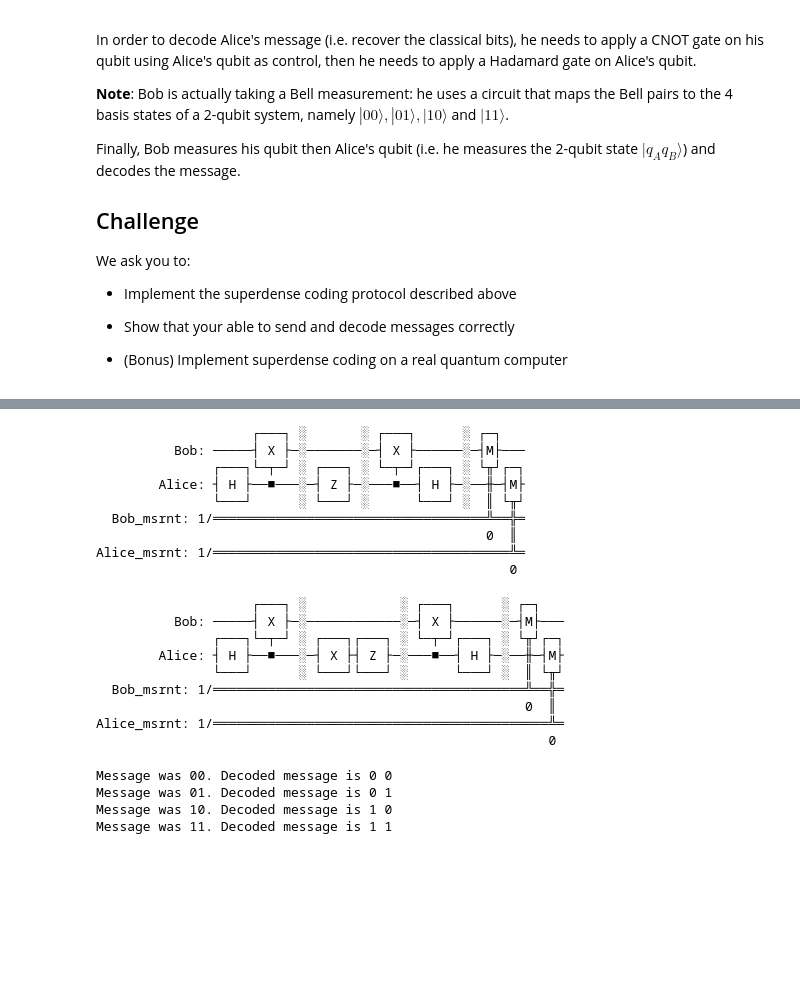
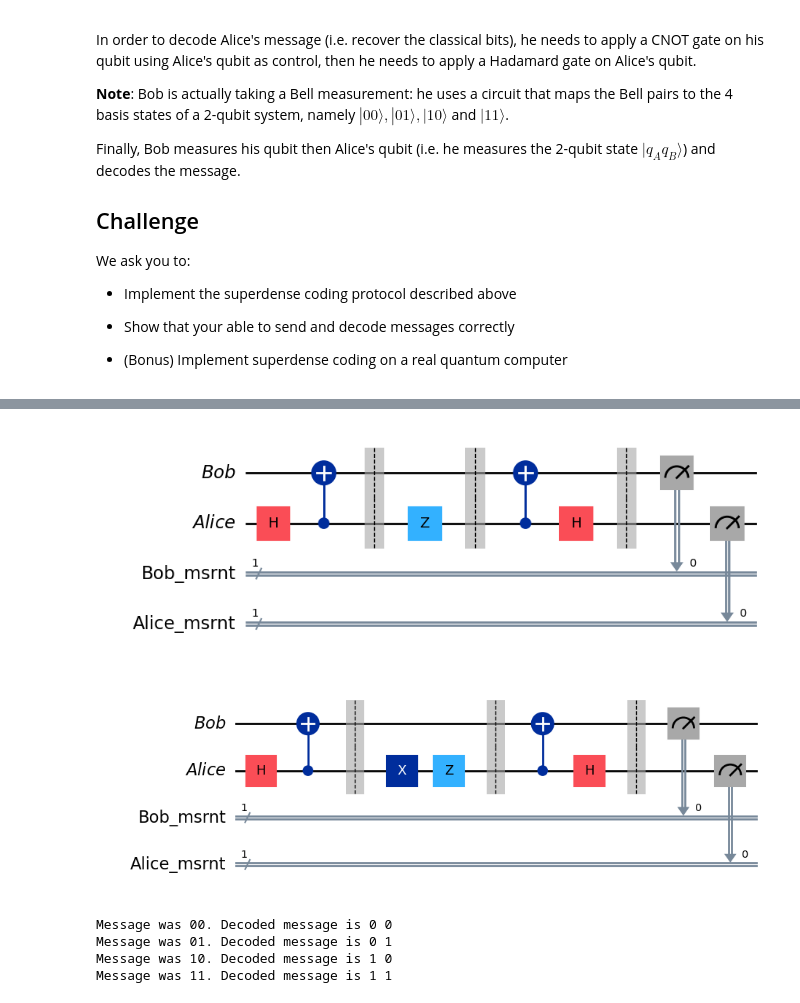
Before and after one commit to MahkameSalimi/iQuCodeFest2025_QuanTech, a Jupyter notebook: side_quests/teleportation_superdensecoding/teleportation_superdensecoding.ipynb, the cells around one changed output, grey strips where cells are left out. Saved outputs shown, nothing was run; the diff lists cells and outputs as text; code cells hidden in the pictures; blank space fills up the shorter version.

```diff
--- a/side_quests/teleportation_superdensecoding/teleportation_superdensecoding.ipynb
+++ b/side_quests/teleportation_superdensecoding/teleportation_superdensecoding.ipynb
@@ -231,31 +215,15 @@ Alice_msrnt: 1/═════════════════════
 # %%
 qc = create_superdense_circuit("10")
 # You can check the configuration of the circuit you built
-qc.decompose().draw()
+qc.decompose().draw("mpl")
 # %% [output]
-                    ┌───┐ ░       ░ ┌───┐      ░ ┌─┐
-          Bob: ─────┤ X ├─░───────░─┤ X ├──────░─┤M├───
-               ┌───┐└─┬─┘ ░ ┌───┐ ░ └─┬─┘┌───┐ ░ └╥┘┌─┐
-        Alice: ┤ H ├──■───░─┤ Z ├─░───■──┤ H ├─░──╫─┤M├
-               └───┘      ░ └───┘ ░      └───┘ ░  ║ └╥┘
-  Bob_msrnt: 1/═══════════════════════════════════╩══╬═
-                                                  0  ║
-Alice_msrnt: 1/══════════════════════════════════════╩═
-                                                     0
+[figure, added]
 # %%
 qc = create_superdense_circuit("11")
 # You can check the configuration of the circuit you built
-qc.decompose().draw()
+qc.decompose().draw("mpl")
 # %% [output]
-                    ┌───┐ ░            ░ ┌───┐      ░ ┌─┐
-          Bob: ─────┤ X ├─░────────────░─┤ X ├──────░─┤M├───
-               ┌───┐└─┬─┘ ░ ┌───┐┌───┐ ░ └─┬─┘┌───┐ ░ └╥┘┌─┐
-        Alice: ┤ H ├──■───░─┤ X ├┤ Z ├─░───■──┤ H ├─░──╫─┤M├
-               └───┘      ░ └───┘└───┘ ░      └───┘ ░  ║ └╥┘
-  Bob_msrnt: 1/════════════════════════════════════════╩══╬═
-                                                       0  ║
-Alice_msrnt: 1/═══════════════════════════════════════════╩═
-                                                          0
+[figure, added]
 # %%
 def check_superdense_protocol(protocol: QuantumCircuit, simulator: BasicSimulator) -> dict[str, str]:
     """
```
Also changed, not shown: parts of 9 cells of this notebook.
